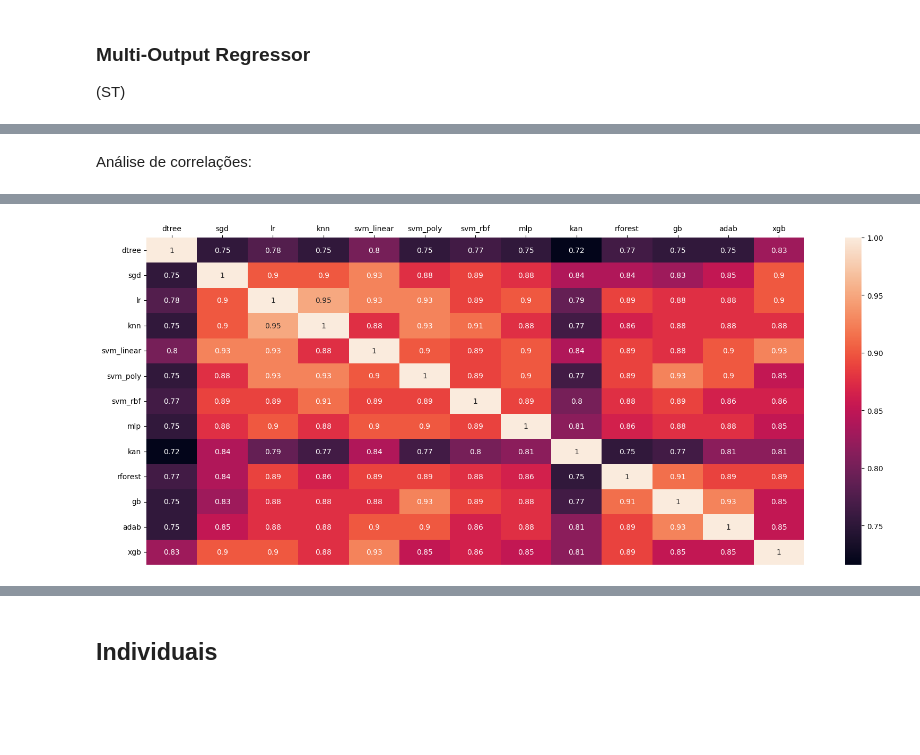
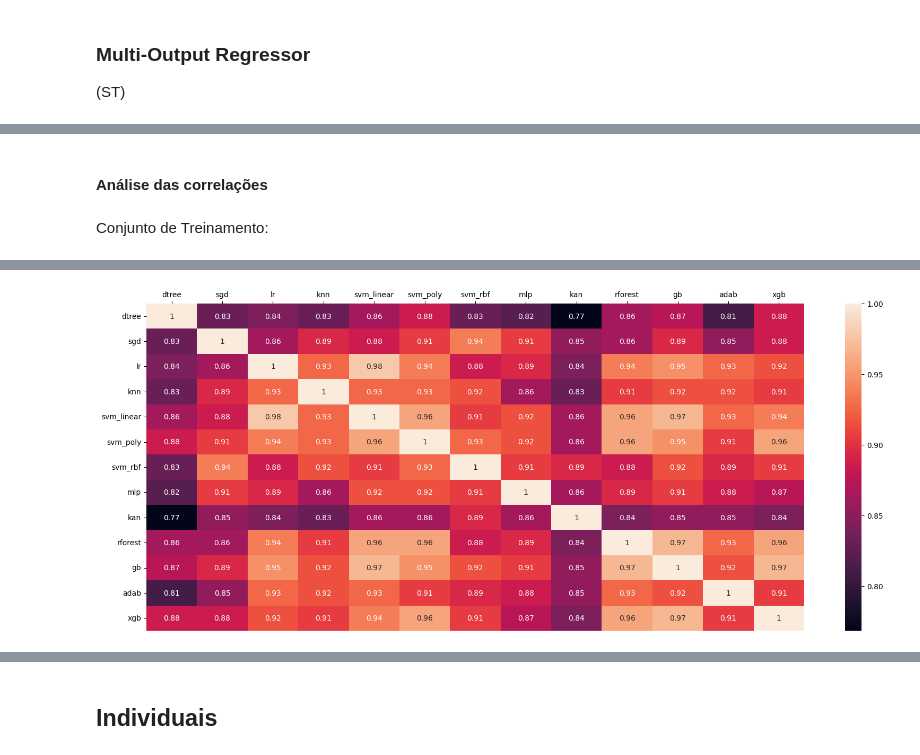
Before and after one commit to pedrobslima/proj-mtr, a Jupyter notebook: heart.ipynb, the cells around one changed output, grey strips where cells are left out. Cells and saved outputs as stored; diff of their text form; code cells hidden in the pictures; blank space fills up the shorter version.

```diff
--- a/heart.ipynb
+++ b/heart.ipynb
@@ -1182,0 +1167,15 @@ hm.xaxis.tick_top()
+# %%
+y_pred = pd.DataFrame(regchain.predict(Xa_test), columns=model_names, index=Xa_test.index)
+# v Melhorar esse cálculo de correlação para fazer
+# v melhor uso do 1-(probabilidade da classe correta)
+y_pred = y_pred.map(lambda x: 1 - round(x))
+
+regchain_corrls = pd.DataFrame(columns=model_names, index=model_names, dtype=float)
+
+for m in model_names:
+    for n in model_names:
+        regchain_corrls.at[m,n] = np.mean((y_pred[m]==Xa_test['target'])==(y_pred[n]==Xa_test['target']))
+
+plt.figure(figsize=(20,8))
+hm = sns.heatmap(regchain_corrls, annot=True)
+hm.xaxis.tick_top()
@@ -1236,5 +1237,3 @@ MAE: 0.1683
 | regchain | 0.016557 | 0.137996 | 0.006935 | 0.068961 | 0.039863 | 0.068205 | 0.043628 | 0.107131 | 0.152778 | 0.048791 | 0.106367 | ... |
 | multi-output | 0.016557 | 0.097717 | 0.005352 | 0.045667 | 0.030305 | 0.055647 | 0.034771 | 0.107528 | 0.128914 | 0.042269 | 0.130753 | ... |
 | individual | NaN | NaN | NaN | NaN | NaN | NaN | NaN | NaN | NaN | NaN | NaN | ... |
-# %% [markdown]
-Análise de correlações:
@@ -1251,10 +1240,21 @@ for i in range(len(models)):
+# %% [markdown]
+#### Análise das correlações
+# %% [markdown]
+Conjunto de Treinamento:
 # %%
+y_pred = pd.DataFrame(mor.predict(Xa_train), columns=model_names, index=Xa_train.index)
+# v Melhorar esse cálculo de correlação para fazer
+# v melhor uso do 1-(probabilidade da classe correta)
+y_pred = y_pred.map(lambda x: 1 - round(x))
+
 mor_corrls = pd.DataFrame(columns=model_names, index=model_names, dtype=float)
 size_preds = len(ya_test)
 
 for m in model_names:
     for n in model_names:
-        mor_corrls.at[m,n] = ((pred_hits3[m] == pred_hits3[n]).sum())/size_preds
+        mor_corrls.at[m,n] = np.mean((y_pred[m]==Xa_train['target'])==(y_pred[n]==Xa_train['target']))
 
-mor_corrls
+plt.figure(figsize=(20,8))
+hm = sns.heatmap(mor_corrls, annot=True)
+hm.xaxis.tick_top()
 # %% [output]
@@ -1275,6 +1261 @@ mor_corrls
+[figure, added]
-# %%
-plt.figure(figsize=(20,8))
-hm = sns.heatmap(mor_corrls, annot=True)
-hm.xaxis.tick_top()
-# %% [output]
-[figure, removed]
```
Also changed, not shown: parts of 52 cells of this notebook.
